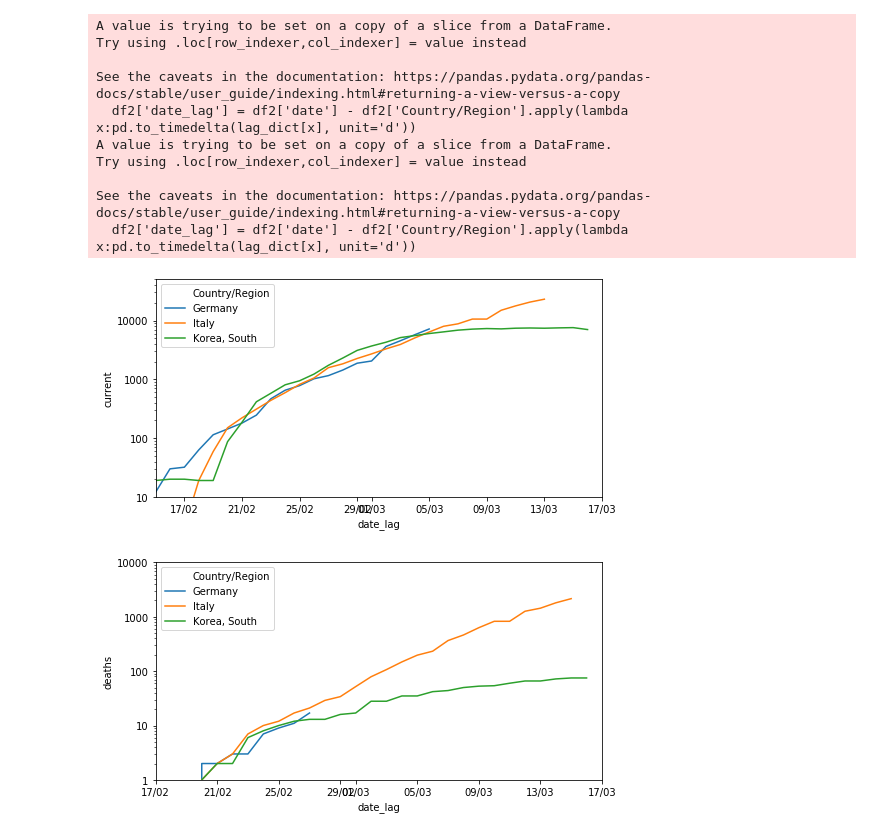
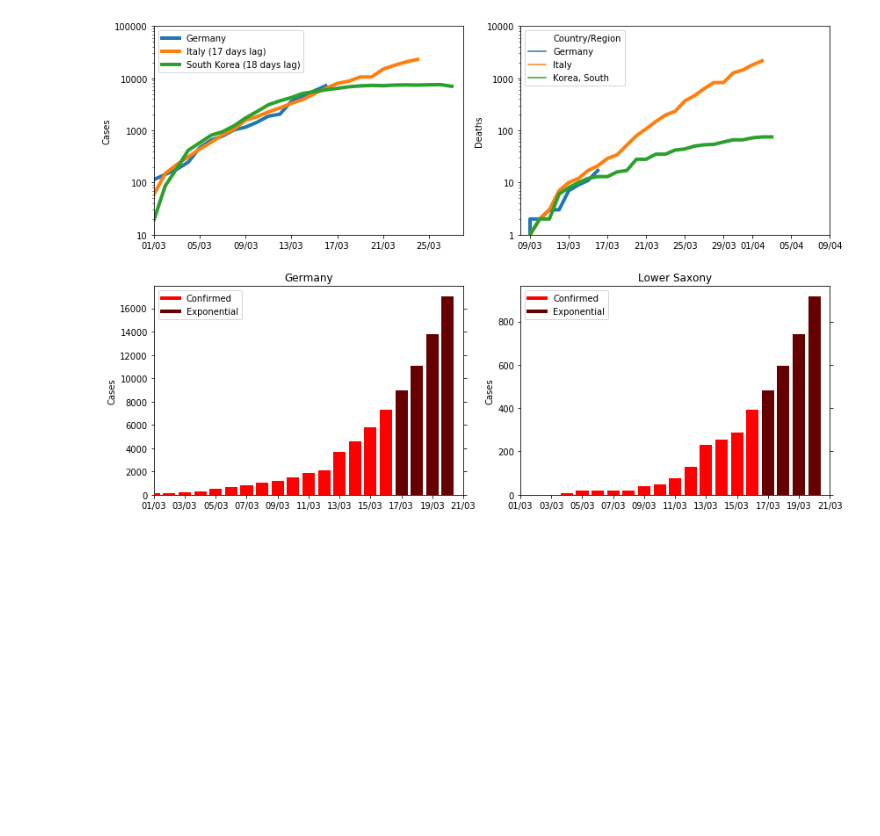
Before and after one commit to joaopn/coronavirus_2020, a Jupyter notebook: corona_plots.ipynb, the cells around one changed output. Drawn from its saved outputs; the diff is of its cells as text; code cells hidden in the pictures; blank space fills up the shorter version.

Commit message:
Updates plot

```diff
--- a/corona_plots.ipynb
+++ b/corona_plots.ipynb
@@ -19,20 +0,0 @@ See the caveats in the documentation: https://pandas.pydata.org/pandas-docs/stab
-# %%
-#Shifted distributions
-countries_list = ['Germany', 'Italy', 'Korea, South']
-df = coronavirus.get_data()
-
-coronavirus.plot_countries(df,countries_list,variable='current', lag_countries=[11,3,0], xlim=['2020-02-15','2020-03-17'], ylim=[10,5e4])
-coronavirus.plot_countries(df,countries_list,variable='deaths', lag_countries=[18,1,0], xlim=['2020-02-17','2020-03-17'], ylim=[1,1e4])
-# %% [output]
-A value is trying to be set on a copy of a slice from a DataFrame.
-Try using .loc[row_indexer,col_indexer] = value instead
-
-See the caveats in the documentation: https://pandas.pydata.org/pandas-docs/stable/user_guide/indexing.html#returning-a-view-versus-a-copy
-  df2['date_lag'] = df2['date'] - df2['Country/Region'].apply(lambda x:pd.to_timedelta(lag_dict[x], unit='d'))
-A value is trying to be set on a copy of a slice from a DataFrame.
-Try using .loc[row_indexer,col_indexer] = value instead
-
-See the caveats in the documentation: https://pandas.pydata.org/pandas-docs/stable/user_guide/indexing.html#returning-a-view-versus-a-copy
-  df2['date_lag'] = df2['date'] - df2['Country/Region'].apply(lambda x:pd.to_timedelta(lag_dict[x], unit='d'))
-[figure, removed]
-[figure, removed]
@@ -38,0 +6,37 @@ See the caveats in the documentation: https://pandas.pydata.org/pandas-docs/stab
+# %%
+# Single plots with all observables
+
+#Parameters
+countries_list = ['Germany', 'Italy', 'Korea, South']
+m_range = [1.19,1.28]
+
+#Plots stuff
+fig = plt.figure(figsize=(12,8))
+gs = fig.add_gridspec(2,2)
+ax_cases = fig.add_subplot(gs[0,0])
+ax_deaths = fig.add_subplot(gs[0,1])
+ax_de = fig.add_subplot(gs[1,0])
+ax_nieder = fig.add_subplot(gs[1,1])
+
+df = coronavirus.get_data()
+coronavirus.plot_countries(df,countries_list,variable='current', lag_countries=[0,-8,-11], xlim=['2020-03-01','2020-03-28'], ylim=[10,1e5], ax=ax_cases,**{'linewidth':4})
+coronavirus.plot_countries(df,countries_list,variable='deaths', lag_countries=[0,-17,-18], xlim=['2020-03-08','2020-04-09'], ylim=[1,1e4],ax=ax_deaths,**{'linewidth':4})
+coronavirus.plot_prediction_csv('data/confirmed_germany.csv', m_range, days=4, title='Germany',ax=ax_de, **{'zorder':4})
+coronavirus.plot_prediction_csv('data/confirmed_lowersaxony.csv', m_range, days=4, title='Lower Saxony',ax=ax_nieder, **{'zorder':4})
+
+#Beautifies plots
+plt.tight_layout()
+ax_cases.legend(['Germany','Italy (8 days lag)', 'South Korea (11 days lag)'])
+ax_cases.legend(['Germany','Italy (17 days lag)', 'South Korea (18 days lag)'])
+#ax_de.grid(True)
+#ax_nieder.grid(True)
+ax_de.tick_params(bottom=True, top=False, left=True, right=True)
+ax_nieder.tick_params(bottom=True, top=False, left=True, right=True)
+ax_cases.set_xlabel('')
+ax_cases.set_ylabel('Cases')
+ax_deaths.set_xlabel('')
+ax_deaths.set_ylabel('Deaths')
+plt.savefig('plot_data.pdf')
+plt.savefig('plot_data.png')
+# %% [output]
+[figure, added]
```
Also changed, not shown: parts of 3 cells of this notebook, 3 other files.
